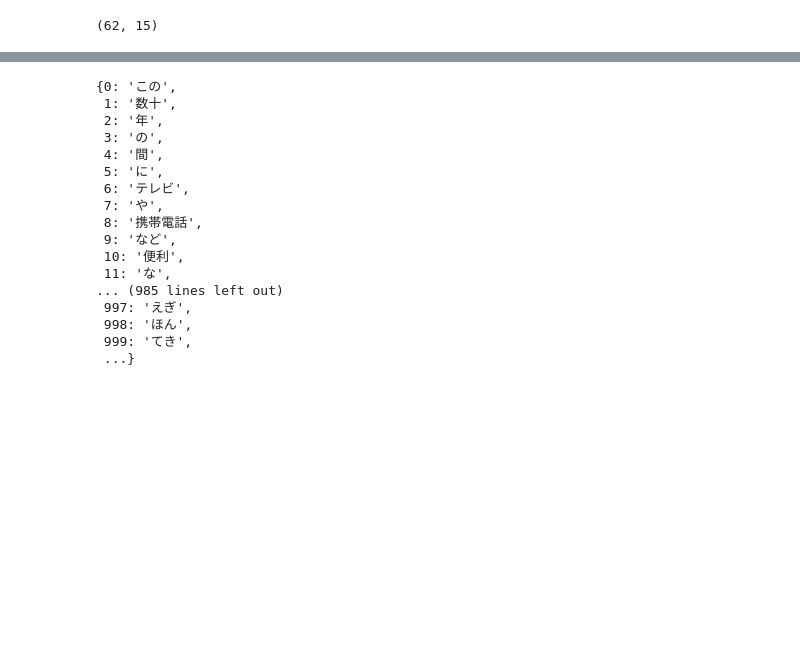
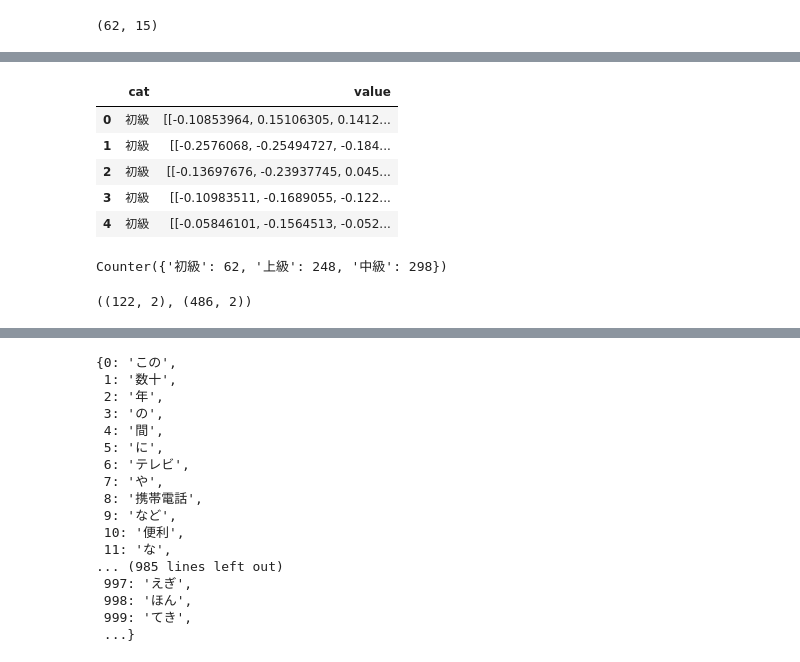
Before and after one commit to tsubasakawai2/nlp_project, a Jupyter notebook: lstm.ipynb, the cells around one changed output, grey strips where cells are left out. Drawn from its saved outputs; the diff is of its cells as text; code cells hidden in the pictures; blank space fills up the shorter version.

```diff
--- a/lstm.ipynb
+++ b/lstm.ipynb
@@ -409,15 +432,15 @@ for level, level_texts in tqdm(text_tagged_dict3.items()):
             start_index = 0
             # do while
             while(True):
-                start_index = random.randint(len(texts) - window_size)
+                start_index = random.randint(len(text) - window_size)
                 if not start_index in start_index_list:
                     break
     #            print(start_index, start_index in start_index_list, start_index_list)
             start_index_list.append(start_index)
             words = []
-            for index in range(start_index, start_index + 15):
+            for index in range(start_index, start_index + window_size):
                 # +1 to slide
-                words.append(texts[index+1])
+                words.append(text[index+1])
             sents.append(words)
         text_transformed[level].append(sents)
     text_transformed[level] = np.array(text_transformed[level]).reshape(-1, window_size)
@@ -425,7 +448,7 @@ for level, level_texts in tqdm(text_tagged_dict3.items()):
     # print(texts)
     # break
 # print(text_transformed)
-#text_transformed["初級"].
+# text_transformed["初級"]
 # %%
 text_transformed["初級"].shape
 # %% [output]
@@ -467,0 +488,10 @@ None
+# %%
+sample_txta = text_transformed["初級"][4]
+txta = nlp("".join(sample_txta))
+txta_vector = np.array([tok.vector for tok in txta])
+# txta_vector.shape
+txtb_vector = list()
+for word in sample_txta:
+    a = nlp(word)
+    txtb_vector.append(a.vector)
+# np.array(txtb_vector).shape
@@ -467,0 +538,19 @@ None
+# %%
+import spacy
+# nlp = spacy.load('ja_ginza_electra')
+nlp = spacy.load('ja_ginza')
+
+from tqdm import tqdm
+
+category_vectors2 = []
+
+for cat, text in text_transformed.items():
+    for sents in tqdm(text):
+        sents = [nlp(word) for word in sents]
+        word_vector = np.array([tok.vector for tok in sents])
+        # sent_vecs = []
+        # for sent in sents:
+        #     sent = nlp(sent)
+        #     word_vector = np.array([tok.vector for tok in sent])
+        #     sent_vecs.append(word_vector)
+        category_vectors2.append((cat, np.array(word_vector)))
@@ -467,0 +632,28 @@ None
+# %%
+import pandas as pd
+
+key, value = zip(*category_vectors2)
+data2 = pd.DataFrame({'cat': key, 'value': value})
+
+data2.head()
+# %% [output]
+|  | cat | value |
+| 0 | 初級 | [[-0.10853964, 0.15106305, 0.1412... |
+| 1 | 初級 | [[-0.2576068, -0.25494727, -0.184... |
+| 2 | 初級 | [[-0.13697676, -0.23937745, 0.045... |
+| 3 | 初級 | [[-0.10983511, -0.1689055, -0.122... |
+| 4 | 初級 | [[-0.05846101, -0.1564513, -0.052... |
+# %%
+from collections import Counter
+
+a = Counter(data2.cat)
+a
+# %% [output]
+Counter({'初級': 62, '上級': 248, '中級': 298})
+# %%
+test = data2.sample(frac=0.2, random_state=200)
+train = data2.drop(test.index)
+
+test.shape, train.shape
+# %% [output]
+((122, 2), (486, 2))
```
Also changed, not shown: parts of 49 cells of this notebook, 3 other files.
